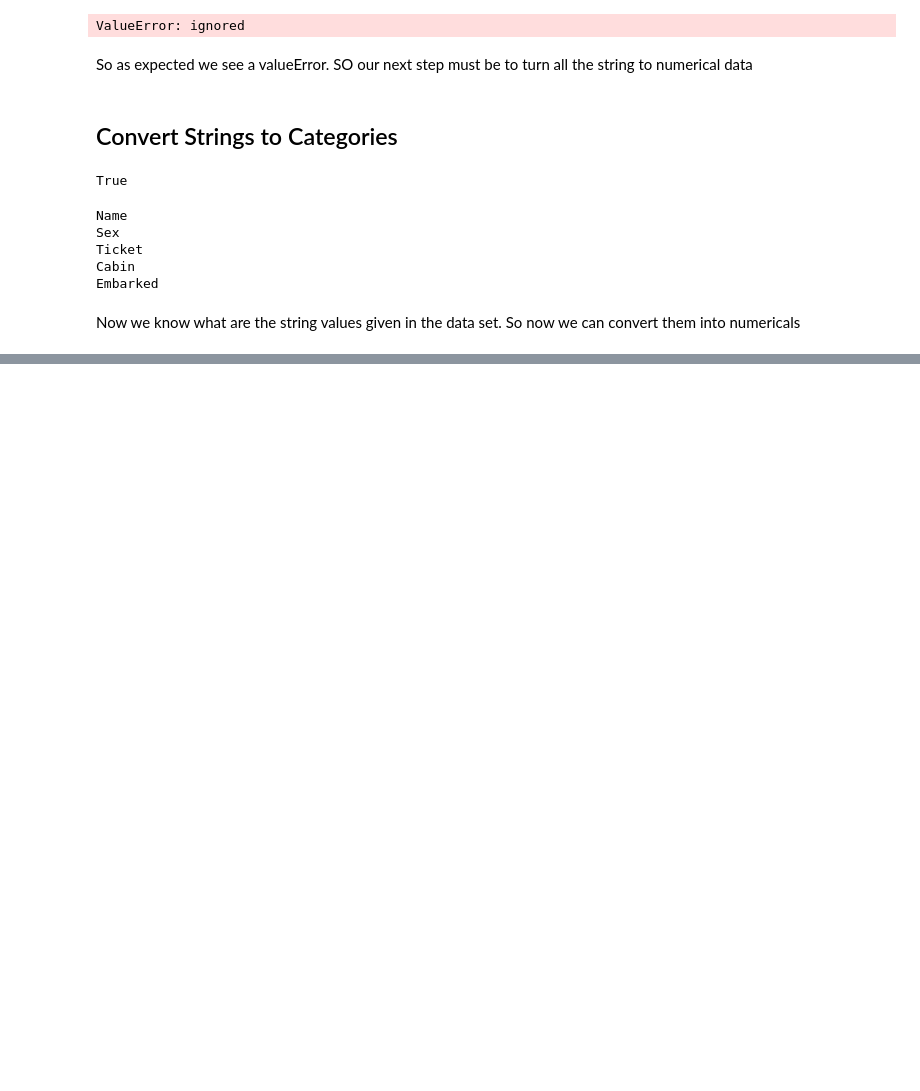
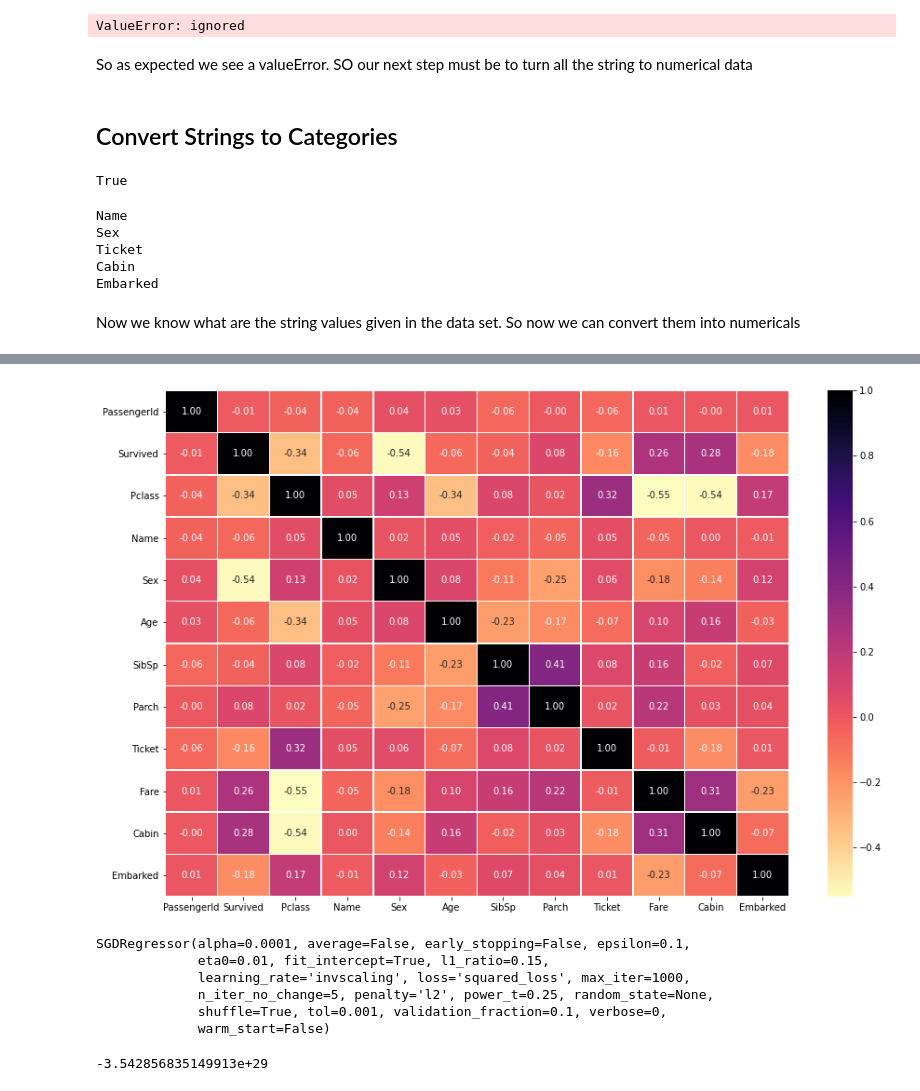
Before and after one commit to Rohithv07/ml, a Jupyter notebook: Titanic.ipynb, the cells around one changed output, grey strips where cells are left out. Cells and saved outputs as stored; diff of their text form; code cells hidden in the pictures; blank space fills up the shorter version.

Commit message:
model fit

```diff
--- a/Titanic.ipynb
+++ b/Titanic.ipynb
@@ -231,0 +296,12 @@ for label, content in df.items():
+# %%
+# Fill numeric rows with median
+for label, content in df_tmp.items():
+  if pd.api.types.is_numeric_dtype(content):
+    if pd.isnull(content).sum():
+      df_tmp[label] = content.fillna(content.median())
+# %%
+# Lets check whether we filled or not
+for label, content in df_tmp.items():
+  if pd.api.types.is_numeric_dtype(content):
+    if pd.isnull(content).sum():
+      print(label)
@@ -231,0 +343,4 @@ for label, content in df.items():
+# %%
+for label, content in df_tmp.items():
+  if not pd.api.types.is_numeric_dtype(content):
+    print(label)
@@ -231,0 +353,6 @@ for label, content in df.items():
+# %%
+# Convert them into number
+for label, content in df_tmp.items():
+  if not pd.api.types.is_numeric_dtype(content):
+    # Turn categories into numeric
+    df_tmp[label] = pd.Categorical(content).codes+1
@@ -231,0 +438,27 @@ for label, content in df.items():
+# %%
+# Lets visualise the correlation matrix
+import seaborn as sns
+corr_matrix = df_tmp.corr()
+fig, ax = plt.subplots(figsize=(15, 10))
+ax = sns.heatmap(corr_matrix,
+                 annot=True,
+                 linewidths=0.5,
+                 fmt=".2f",
+                 cmap="magma_r")
+# %% [output]
+[figure, added]
+# %%
+model = SGDRegressor(penalty="l2", max_iter=1000)
+model.fit(X_train, y_train)
+# %% [output]
+SGDRegressor(alpha=0.0001, average=False, early_stopping=False, epsilon=0.1,
+             eta0=0.01, fit_intercept=True, l1_ratio=0.15,
+             learning_rate='invscaling', loss='squared_loss', max_iter=1000,
+             n_iter_no_change=5, penalty='l2', power_t=0.25, random_state=None,
+             shuffle=True, tol=0.001, validation_fraction=0.1, verbose=0,
+             warm_start=False)
+# %%
+score_SGD = model.score(X_train, y_train)
+score_SGD
+# %% [output]
+-3.542856835149913e+29
```
Also changed, not shown: parts of 58 cells of this notebook.
